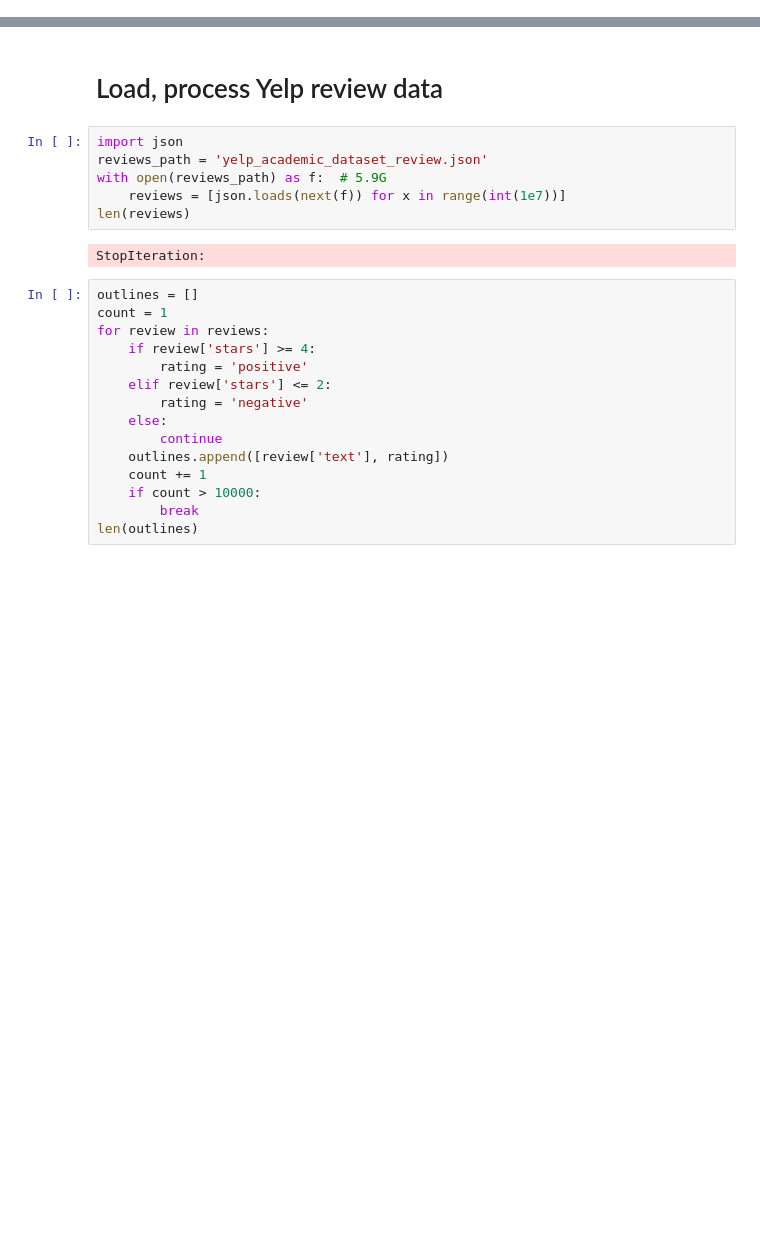
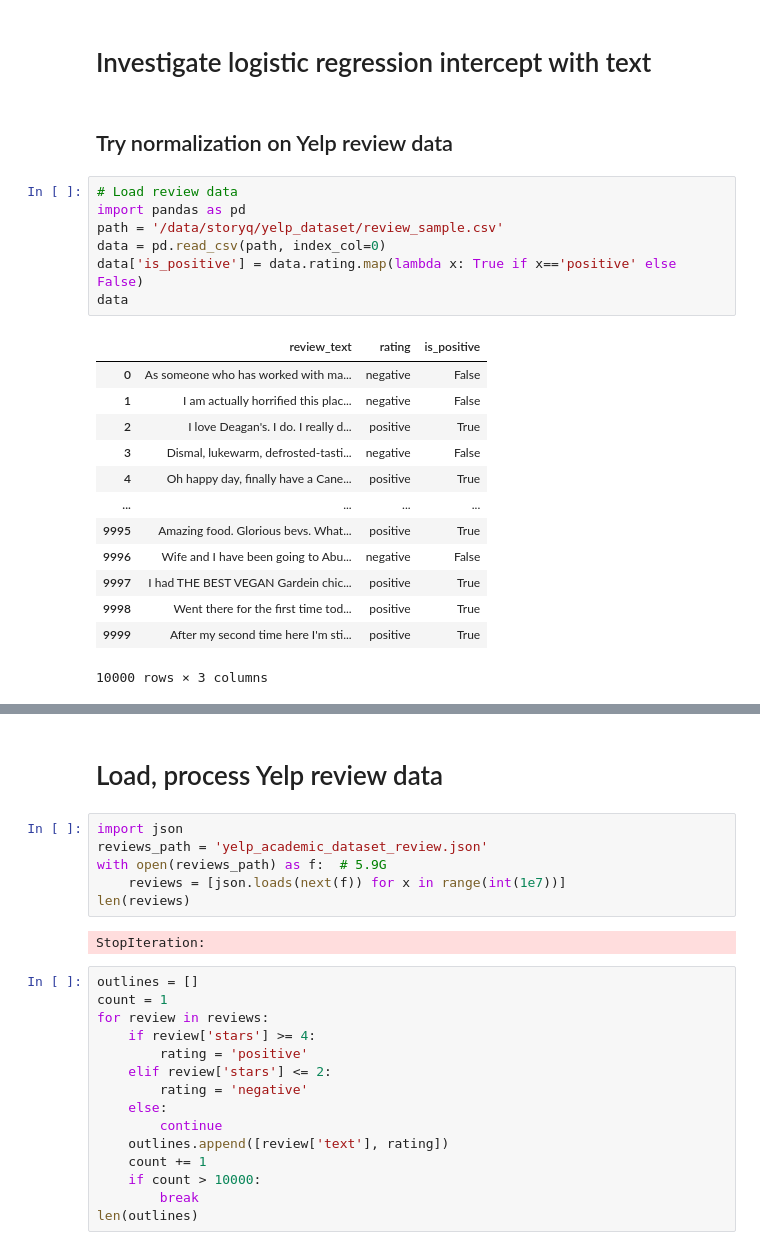
Before and after one commit to michaelmilleryoder/storyq_scripts, a Jupyter notebook: jupyter/sentiment_classifier.ipynb, the cells around one changed output, grey strips where cells are left out. Cells and saved outputs as stored; diff of their text form; blank space fills up the shorter version.

```diff
--- a/jupyter/sentiment_classifier.ipynb
+++ b/jupyter/sentiment_classifier.ipynb
@@ -0,0 +1,25 @@
+# %% [markdown]
+# Investigate logistic regression intercept with text
+# %% [markdown]
+## Try normalization on Yelp review data
+# %%
+# Load review data
+import pandas as pd
+path = '/data/storyq/yelp_dataset/review_sample.csv'
+data = pd.read_csv(path, index_col=0)
+data['is_positive'] = data.rating.map(lambda x: True if x=='positive' else False)
+data
+# %% [output]
+|  | review_text | rating | is_positive |
+| 0 | As someone who has worked with ma... | negative | False |
+| 1 | I am actually horrified this plac... | negative | False |
+| 2 | I love Deagan's. I do. I really d... | positive | True |
+| 3 | Dismal, lukewarm, defrosted-tasti... | negative | False |
+| 4 | Oh happy day, finally have a Cane... | positive | True |
+| ... | ... | ... | ... |
+| 9995 | Amazing food. Glorious bevs. What... | positive | True |
+| 9996 | Wife and I have been going to Abu... | negative | False |
+| 9997 | I had THE BEST VEGAN Gardein chic... | positive | True |
+| 9998 | Went there for the first time tod... | positive | True |
+| 9999 | After my second time here I'm sti... | positive | True |
+10000 rows × 3 columns
```
Also changed, not shown: parts of 7 cells of this notebook, 1 other file.
